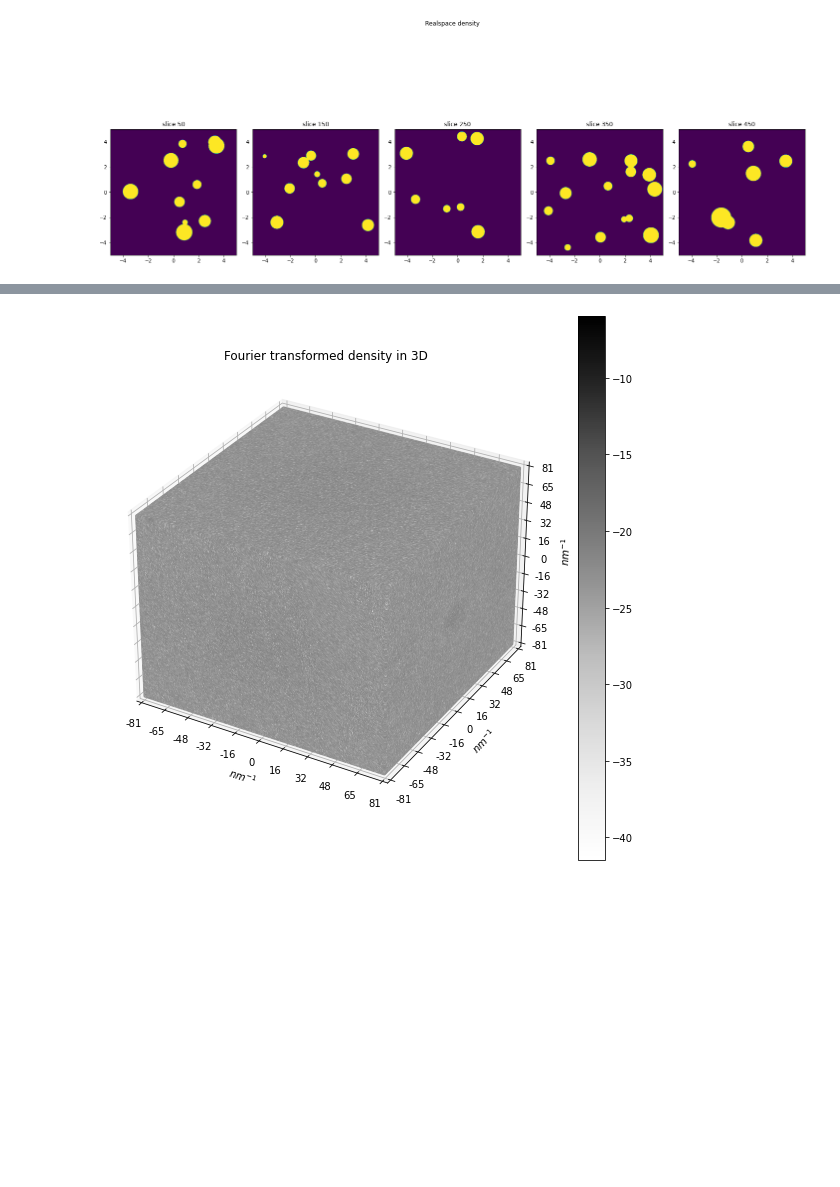
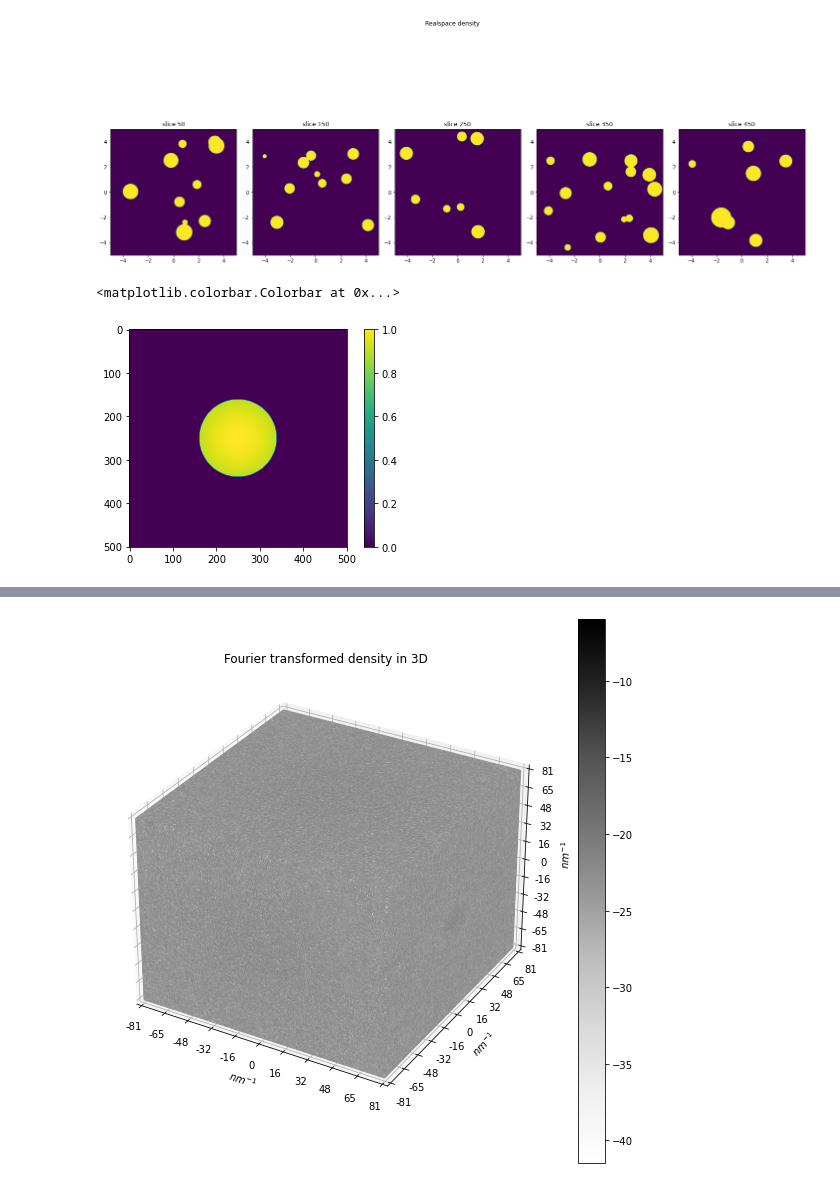
Before and after one commit to sofyalaski/SAXS-simulations, a Jupyter notebook: creating_forms.ipynb, the cells around one changed output, grey strips where cells are left out. Saved outputs shown, nothing was run; the diff lists cells and outputs as text; code cells hidden in the pictures; blank space fills up the shorter version.

```diff
--- a/creating_forms.ipynb
+++ b/creating_forms.ipynb
@@ -38,6 +38,16 @@ plot_slices(simulation.density, simulation.grid)
 simulation.pin_memory()
 # %%
 simulation.calculate_custom_FTI_3D_slice(device = 'cuda')
+# %%
+temp = np.abs(np.sinc(simulation._q2y*simulation.grid_space/2/np.pi)*np.sinc(simulation._q2z*simulation.grid_space/2/np.pi))**2
+# %%
+t2 = np.where(temp<0.9, 0, temp)
+# %%
+im = plt.imshow(t2)
+plt.colorbar(im)
+# %% [output]
+<matplotlib.colorbar.Colorbar at 0x...>
+[figure, added]
 # %%
 #simulation.calculate_custom_FTI_3D(device = 'cpu')
 simulation.calculate_torch_FTI_3D(device = 'cuda')
```
Also changed, not shown: parts of 35 cells of this notebook, 4 other files.
